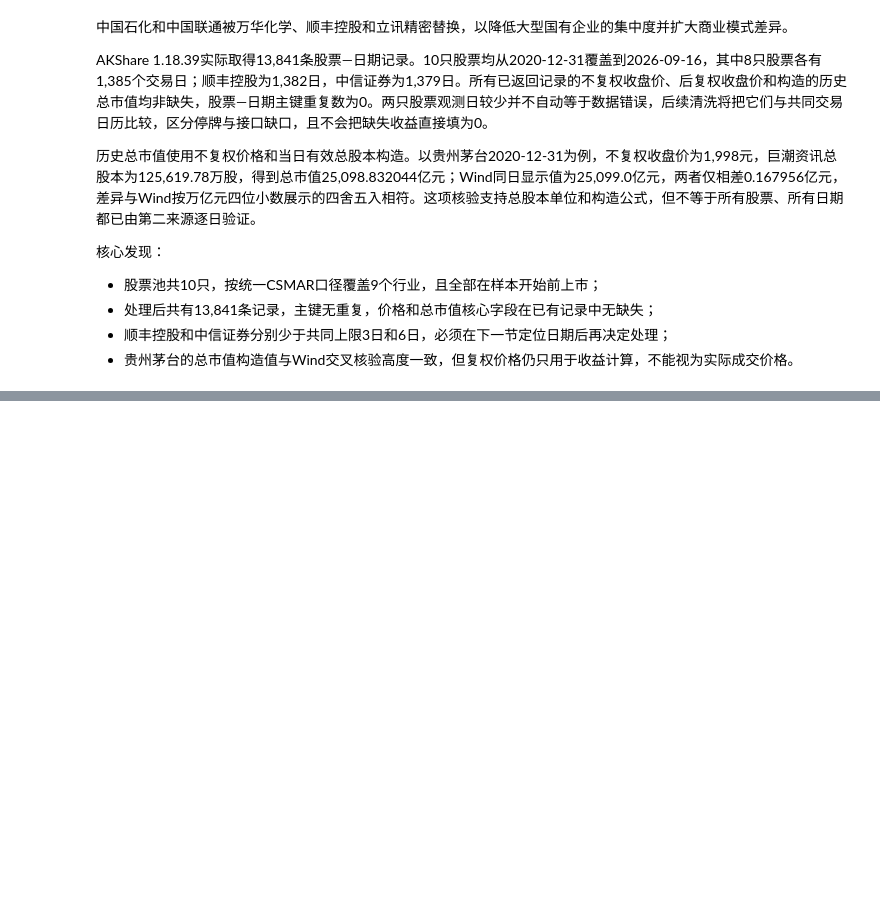
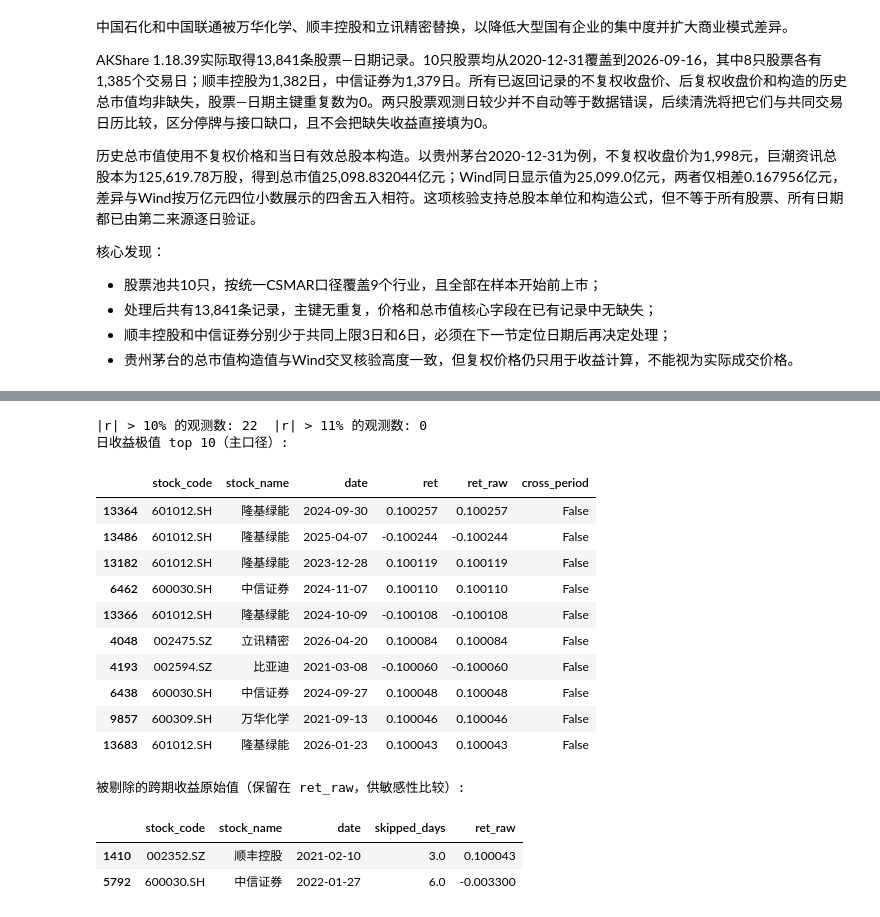
Before and after one commit to Jaremy112/fineco-homework, a Jupyter notebook: hw-02/hw_02-1.ipynb, the cells around one changed output, grey strips where cells are left out. Cells and saved outputs as stored; diff of their text form; code cells hidden in the pictures; blank space fills up the shorter version.

```diff
--- a/hw-02/hw_02-1.ipynb
+++ b/hw-02/hw_02-1.ipynb
@@ -210,0 +238,20 @@ AKShare 1.18.39实际取得13,841条股票—日期记录。10只股票均从202
+# %%
+# 主键、排序、覆盖与单位检查
+daily = daily.sort_values(["stock_code", "date"]).reset_index(drop=True)
+
+print("股票—日期主键重复数:", int(daily.duplicated(["stock_code", "date"]).sum()))
+print("每只股票日期单调递增:", bool(
+    daily.groupby("stock_code")["date"].apply(lambda s: s.is_monotonic_increasing).all()
+))
+
+# 共同交易日历取正式样本期内10只股票交易日的并集
+calendar = sorted(daily.loc[daily["date"] >= "2021-01-01", "date"].unique())
+n_sample = int((daily["date"] >= "2021-01-01").sum())
+print("共同交易日历交易日数:", len(calendar))
+print("正式样本期理论观测数:", len(calendar) * daily["stock_code"].nunique(), " 实际观测数:", n_sample)
+
+# 单位与数量级检查
+display(daily[["close_unadjusted", "close_hfq", "volume_shares",
+               "turnover_100m_cny", "market_cap_100m_cny"]].describe().T)
+print("非正后复权收盘价:", int((daily["close_hfq"] <= 0).sum()),
+      " 零成交量交易日:", int((daily["volume_shares"] == 0).sum()))
@@ -210,0 +377,29 @@ AKShare 1.18.39实际取得13,841条股票—日期记录。10只股票均从202
+# %%
+# 异常收益与涨跌幅限制核对
+ret = d.loc[d["date"] >= "2021-01-01", ["stock_code", "stock_name", "date", "ret", "ret_raw", "cross_period"]].dropna(subset=["ret"])
+
+print("|r| > 10% 的观测数:", int((ret["ret"].abs() > 0.10).sum()),
+      " |r| > 11% 的观测数:", int((ret["ret"].abs() > 0.11).sum()))
+print("日收益极值 top 10（主口径）:")
+display(ret.reindex(ret["ret"].abs().sort_values(ascending=False).index).head(10))
+
+print("被剔除的跨期收益原始值（保留在 ret_raw，供敏感性比较）:")
+display(d.loc[d["cross_period"], ["stock_code", "stock_name", "date", "skipped_days", "ret_raw"]])
+# %% [output]
+|r| > 10% 的观测数: 22  |r| > 11% 的观测数: 0
+日收益极值 top 10（主口径）:
+|  | stock_code | stock_name | date | ret | ret_raw | cross_period |
+| 13364 | 601012.SH | 隆基绿能 | 2024-09-30 | 0.100257 | 0.100257 | False |
+| 13486 | 601012.SH | 隆基绿能 | 2025-04-07 | -0.100244 | -0.100244 | False |
+| 13182 | 601012.SH | 隆基绿能 | 2023-12-28 | 0.100119 | 0.100119 | False |
+| 6462 | 600030.SH | 中信证券 | 2024-11-07 | 0.100110 | 0.100110 | False |
+| 13366 | 601012.SH | 隆基绿能 | 2024-10-09 | -0.100108 | -0.100108 | False |
+| 4048 | 002475.SZ | 立讯精密 | 2026-04-20 | 0.100084 | 0.100084 | False |
+| 4193 | 002594.SZ | 比亚迪 | 2021-03-08 | -0.100060 | -0.100060 | False |
+| 6438 | 600030.SH | 中信证券 | 2024-09-27 | 0.100048 | 0.100048 | False |
+| 9857 | 600309.SH | 万华化学 | 2021-09-13 | 0.100046 | 0.100046 | False |
+| 13683 | 601012.SH | 隆基绿能 | 2026-01-23 | 0.100043 | 0.100043 | False |
+被剔除的跨期收益原始值（保留在 ret_raw，供敏感性比较）:
+|  | stock_code | stock_name | date | skipped_days | ret_raw |
+| 1410 | 002352.SZ | 顺丰控股 | 2021-02-10 | 3.0 | 0.100043 |
+| 5792 | 600030.SH | 中信证券 | 2022-01-27 | 6.0 | -0.003300 |
```
Also changed, not shown: parts of 9 cells of this notebook, 6 other files.
